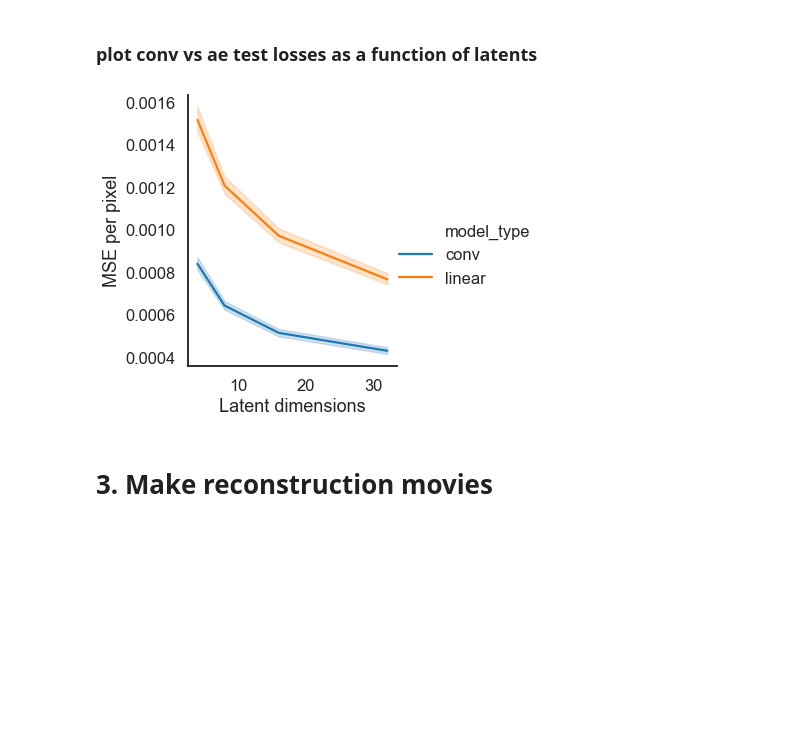
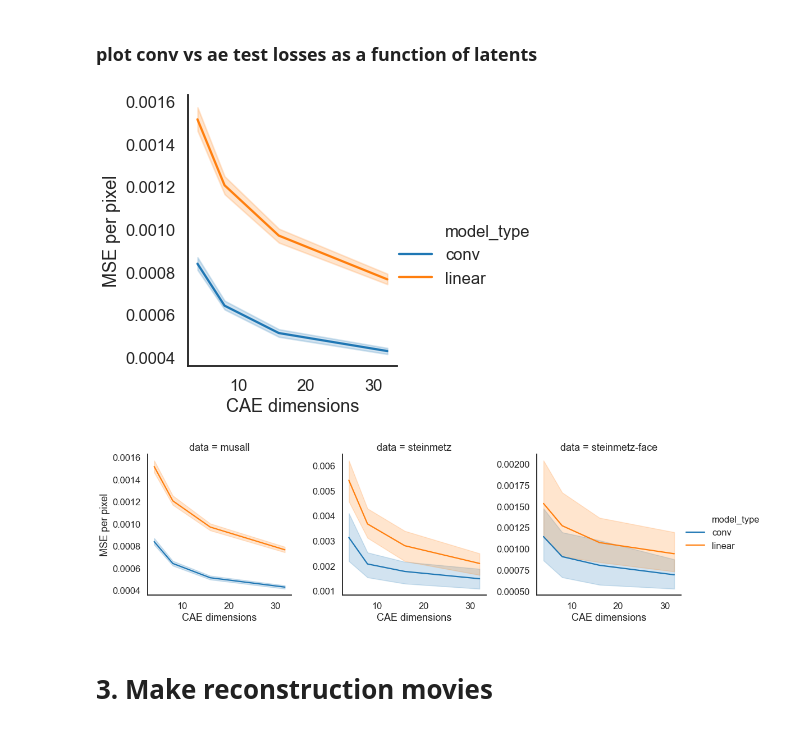
Before and after one commit to themattinthehatt/behavenet, a Jupyter notebook: behavenet/analyses/notebooks/ae_analysis_notebook.ipynb, the cells around one changed output. Cells and saved outputs as stored; diff of their text form; code cells hidden in the pictures; blank space fills up the shorter version.

```diff
--- a/behavenet/analyses/notebooks/ae_analysis_notebook.ipynb
+++ b/behavenet/analyses/notebooks/ae_analysis_notebook.ipynb
@@ -197,25 +197,76 @@ for lab in labs:
 metrics_df = pd.concat(metrics_df)
 # %% [markdown]
 ### plot conv vs ae test losses as a function of latents
+# %%
+# plot single
+save_outputs = True
+format = 'pdf'
+results_dir = '/home/mattw/results/behavenet_figs_final/'
+
+lab = 'musall'
+data_queried = metrics_df[(metrics_df.dtype=='test') & (metrics_df.data==lab)]
+y_axis = 'loss'
+plot_type = 'line'
+hue = 'model_type'
+x_axis = 'n_latents'
+
+splt = sns.relplot(x=x_axis, y=y_axis, hue=hue, kind=plot_type, data=data_queried)
+# for i, ax in enumerate(splt.axes):
+#     ax[i].set_xlabel('CAE dimensions')
+#     if i == 0:
+#         ax[0].set_ylabel('MSE per pixel')
+#     ax[i].set_xscale('log')
+#     ax[i].set_xticks(n_latents)
+#     ax[i].set_xticklabels(n_latents)
+
+splt.ax.set_ylabel('MSE per pixel')
+splt.ax.set_xlabel('CAE dimensions')
+# splt.ax.set_xscale('log')
+# splt.ax.set_xticks(n_latents)
+# splt.ax.set_xticklabels(n_latents)
+
+
+if save_outputs:
+    save_file = os.path.join(results_dir, str('%s_ae' % lab), 'conv_vs_linear_mse')
+else:
+    save_file = None
+if save_file is not None:
+    plt.savefig(save_file + '.' + format, dpi=300, format=format)
+# %% [output]
+[figure, added]
 # %%
-data_queried = metrics_df[(metrics_df.dtype=='test') & (metrics_df.data==labs[0])]
+# plot single
+save_outputs = True
+format = 'pdf'
+results_dir = '/home/mattw/results/behavenet_figs_final/'
+
+data_queried = metrics_df[(metrics_df.dtype=='test')]
 y_axis = 'loss' # 'test_loss' | 'test_r2'
 plot_type = 'line'
 hue = 'model_type'
 x_axis = 'n_latents' # 'layers' | 'layer_size' | 'pred' | 'lags'
 col = 'data'
 
 splt = sns.relplot(
-    x=x_axis, y=y_axis, hue=hue, kind=plot_type, data=data_queried)
+    x=x_axis, y=y_axis, hue=hue, kind=plot_type, col=col, data=data_queried,
+    facet_kws={'sharey': False, 'sharex': True})
+
 # splt = sns.relplot(
 #     x=x_axis, y=y_axis, hue=hue, kind=plot_type, col=col, data=data_queried)
-for i, ax in enumerate(splt.axes):
-#     ax[i].set_yscale('log')
-    ax[i].set_xlabel('Latent dimensions')
+for i, ax in enumerate(splt.axes[0]):
+    ax.set_xlabel('CAE dimensions')
     if i == 0:
-        ax[0].set_ylabel('MSE per pixel')
+        ax.set_ylabel('MSE per pixel')
+# ax[2].set_xlabel('CAE dimensions')
+
+if save_outputs:
+    save_file = os.path.join(results_dir, 'all_ae', 'conv_vs_linear_mse')
+else:
+    save_file = None
+if save_file is not None:
+    plt.savefig(save_file + '.' + format, dpi=300, format=format)
 # %% [output]
-[figure, old version]
+[figure, new version]
 # %% [markdown]
 # 3. Make reconstruction movies
 # %%
```
Also changed, not shown: parts of 1 cell of this notebook, 6 other files.
